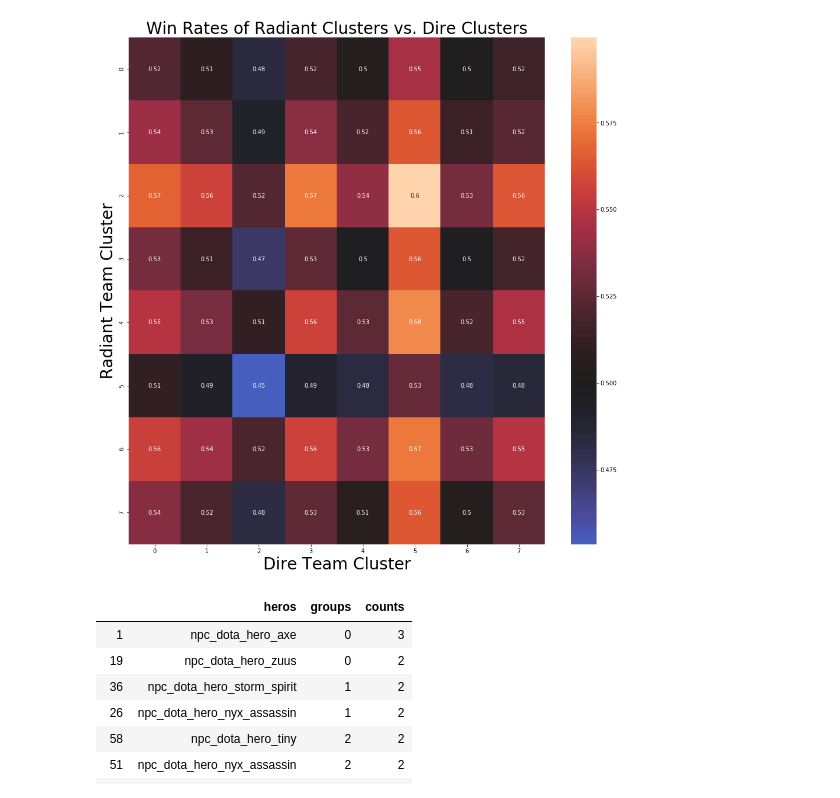
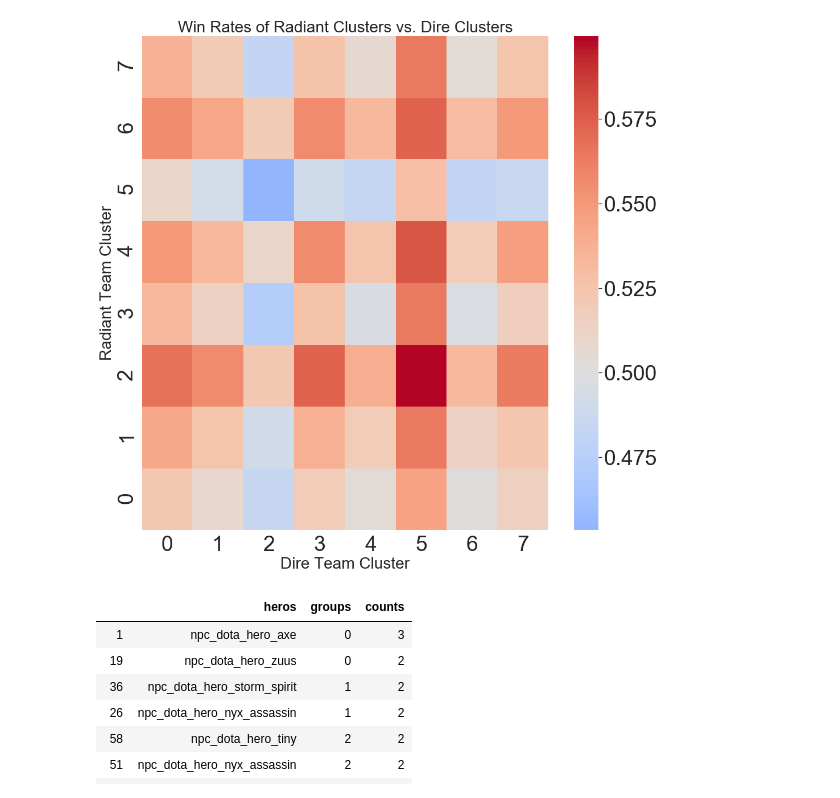
Before and after one commit to bglick13/682_dota, a Jupyter notebook: notebooks/clustering.ipynb, the cells around one changed output. Saved outputs shown, nothing was run; the diff lists cells and outputs as text; code cells hidden in the pictures.

```diff
--- a/notebooks/clustering.ipynb
+++ b/notebooks/clustering.ipynb
@@ -26,12 +35,15 @@ df['r_win'].mean()
 # %%
 fig, ax = plt.subplots(figsize=(16, 16))
-sns.heatmap(pivot, center=.5, annot=True)
+sns.set(font_scale=3.4)
+sns.heatmap(pivot, center=.5, annot=False, cmap='coolwarm')
+ax.invert_yaxis()
+
 plt.xlabel('Dire Team Cluster', fontsize=28)
 plt.ylabel('Radiant Team Cluster', fontsize=28)
 plt.title('Win Rates of Radiant Clusters vs. Dire Clusters', fontsize=28)
 plt.savefig('cluster_winrates.png')
 # %% [output]
-[figure, old version]
+[figure, new version]
 # %%
 with open('data/clustering/hero_clusters.pkl', 'rb') as f:
     clusters = pickle.load(f)
```
Also changed, not shown: parts of 2 cells of this notebook, 2 other files.
